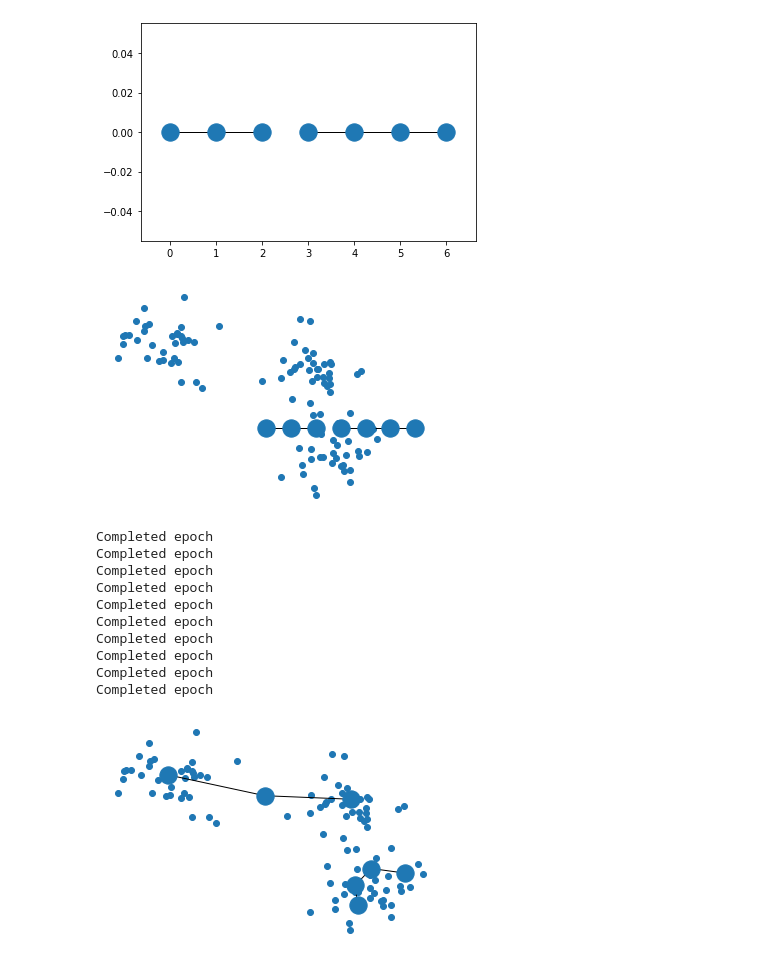
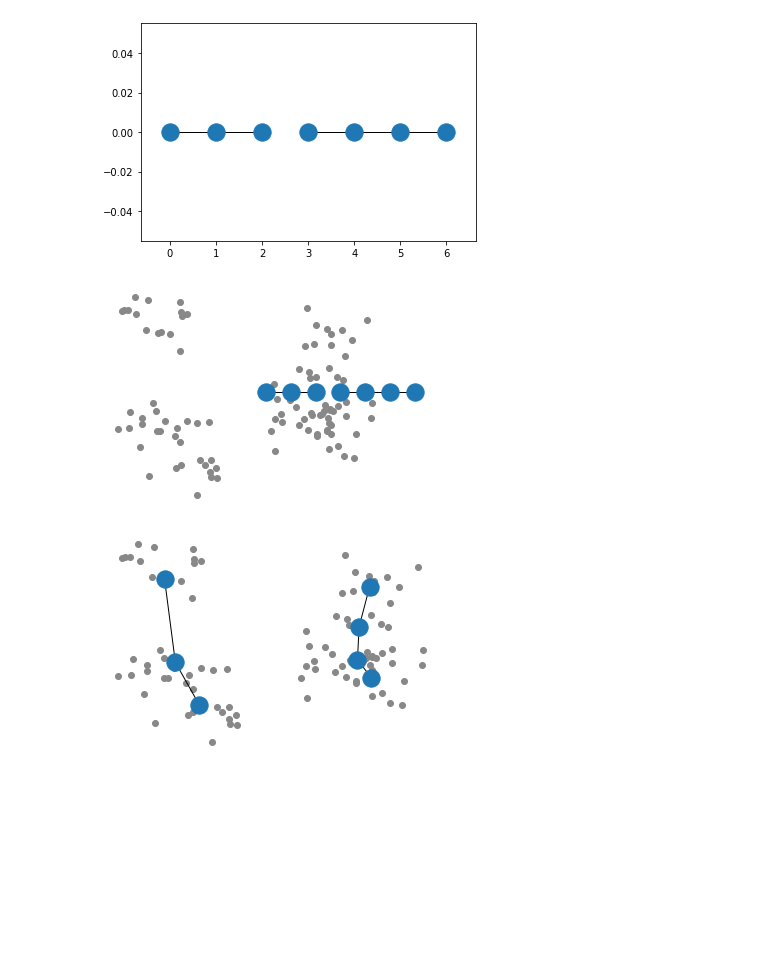
Before and after one commit to WillemSch/Topological-Learning, a Jupyter notebook: src/notebooks/SOM.ipynb, the cells around one changed output. Cells and saved outputs as stored; diff of their text form; code cells hidden in the pictures; blank space fills up the shorter version.

```diff
--- a/src/notebooks/SOM.ipynb
+++ b/src/notebooks/SOM.ipynb
@@ -56,7 +57,7 @@ unconnected lines:
 # %%
 # In order to plot the graphs using networkX the coordinates need to be 2 dimensional
 def make_lines() :
-    g = Graph.Graph(7, dimensions=2)
+    g = graph.Graph(7, dimensions=2)
 
     g.nodes[1].connect(g.nodes[0])
     g.nodes[1].connect(g.nodes[2])
@@ -80,30 +81,21 @@ plt.close(fig)
 # %%
 lines = make_lines()
 nx_graph = lines.to_nx_graph()
-x, y = datasets.make_blobs(random_state=47, center_box=(-5,5))
-plt.scatter(x[:, 0], x[:, 1])
+x, y = datasets.make_blobs(random_state=47, center_box=(-5,5), centers=7)
+plt.scatter(x[:, 0], x[:, 1], c=['#888888'])
 nx.draw(nx_graph, nx.get_node_attributes(nx_graph,'pos'))
 plt.show()
 plt.close()
 
 
-som = SelfOrganisingGraphs.SOM(lines)
-som.fit(x)
+som = SOM.SOM(lines)
+som.fit(x, iterations=20)
+
 nx_graph = lines.to_nx_graph()
-plt.scatter(x[:, 0], x[:, 1])
+plt.scatter(x[:, 0], x[:, 1], c=['#888888'])
 nx.draw(nx_graph, nx.get_node_attributes(nx_graph,'pos'))
 plt.show()
 plt.close()
 # %% [output]
-[figure, old version]
+[figure, new version]
-Completed epoch
-Completed epoch
-Completed epoch
-Completed epoch
-Completed epoch
-Completed epoch
-Completed epoch
-Completed epoch
-Completed epoch
-Completed epoch
-[figure, old version]
+[figure, new version]
```
Also changed, not shown: parts of 7 cells of this notebook, 5 other files.
